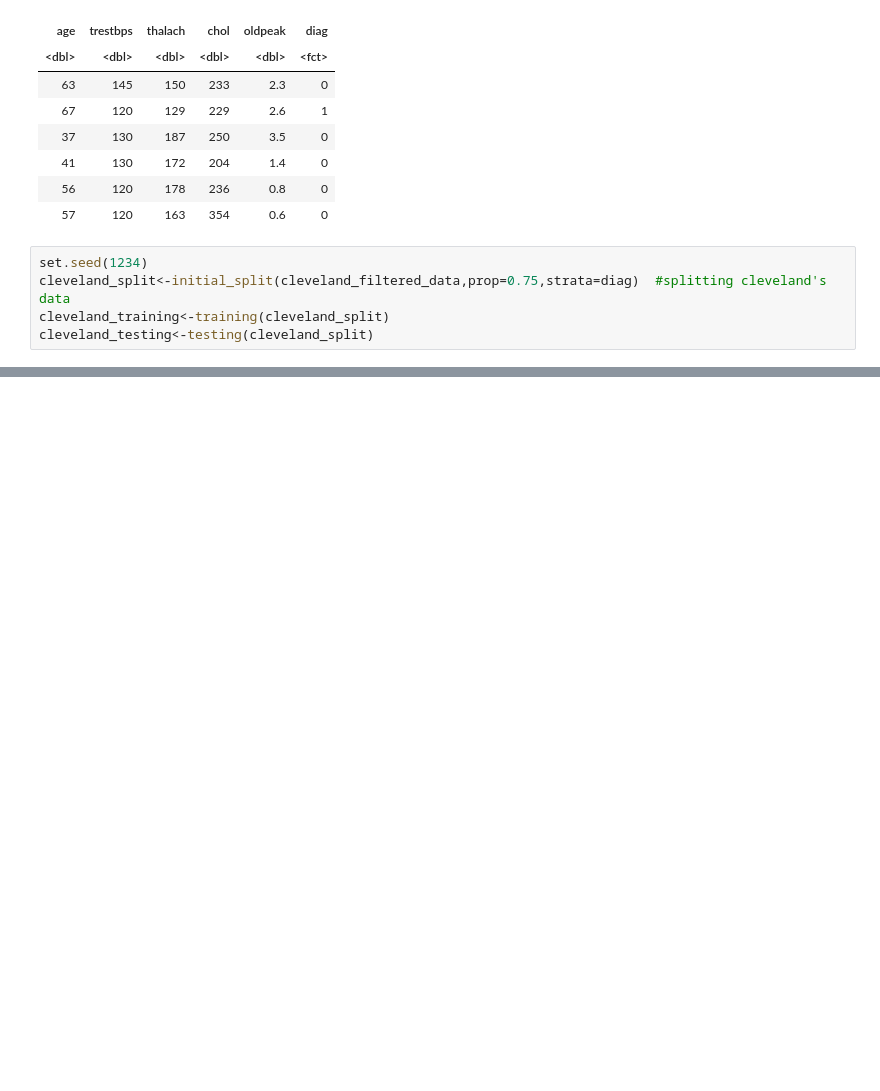
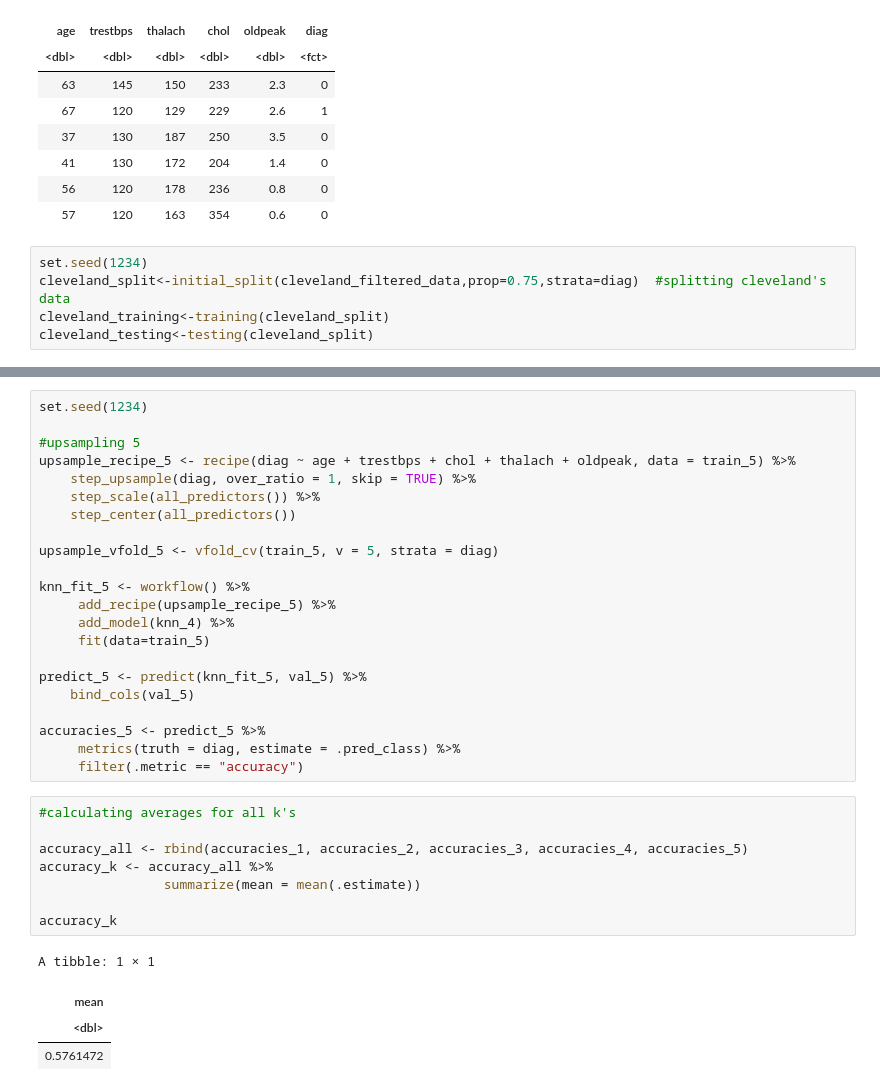
Before and after one commit to Yujinjen/group_project, a Jupyter notebook: Project_test.ipynb, the cells around one changed output, grey strips where cells are left out. Saved outputs shown, nothing was run; the diff lists cells and outputs as text; blank space fills up the shorter version.

Commit message:
08 Dec: edited acc to amirali’s comments
- made split_1 -> 5
- made part_1 -> 5
- made upsampling_1 -> 5

```diff
--- a/Project_test.ipynb
+++ b/Project_test.ipynb
@@ -125,0 +221,35 @@ accuracy_v_k
+# %%
+set.seed(1234)
+
+#upsampling 5
+upsample_recipe_5 <- recipe(diag ~ age + trestbps + chol + thalach + oldpeak, data = train_5) %>%
+    step_upsample(diag, over_ratio = 1, skip = TRUE) %>%
+    step_scale(all_predictors()) %>%
+    step_center(all_predictors())
+
+upsample_vfold_5 <- vfold_cv(train_5, v = 5, strata = diag)
+
+knn_fit_5 <- workflow() %>%
+     add_recipe(upsample_recipe_5) %>%
+     add_model(knn_4) %>%
+     fit(data=train_5)
+
+predict_5 <- predict(knn_fit_5, val_5) %>%
+    bind_cols(val_5)
+
+accuracies_5 <- predict_5 %>%
+     metrics(truth = diag, estimate = .pred_class) %>%
+     filter(.metric == "accuracy")
+# %%
+#calculating averages for all k's
+
+accuracy_all <- rbind(accuracies_1, accuracies_2, accuracies_3, accuracies_4, accuracies_5)
+accuracy_k <- accuracy_all %>%
+                summarize(mean = mean(.estimate))
+
+accuracy_k
+# %% [output]
+A tibble: 1 × 1
+| mean |
+| <dbl> |
+| 0.5761472 |
```
Also changed, not shown: parts of 10 cells of this notebook.
